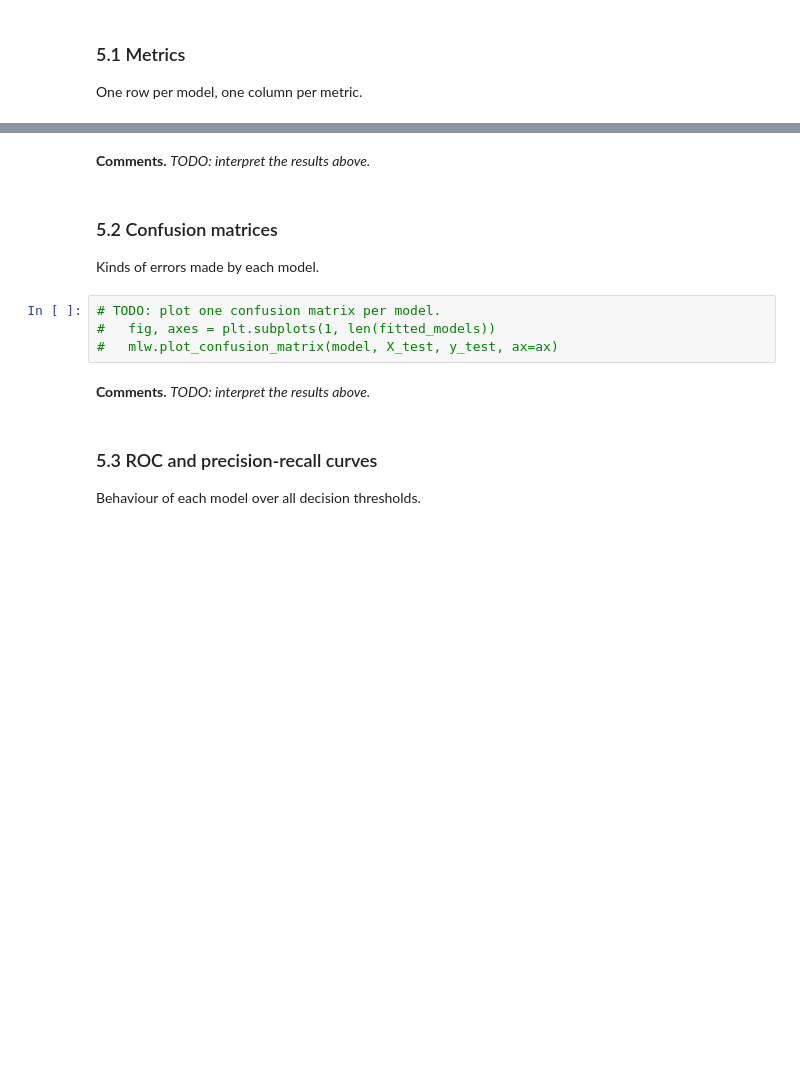
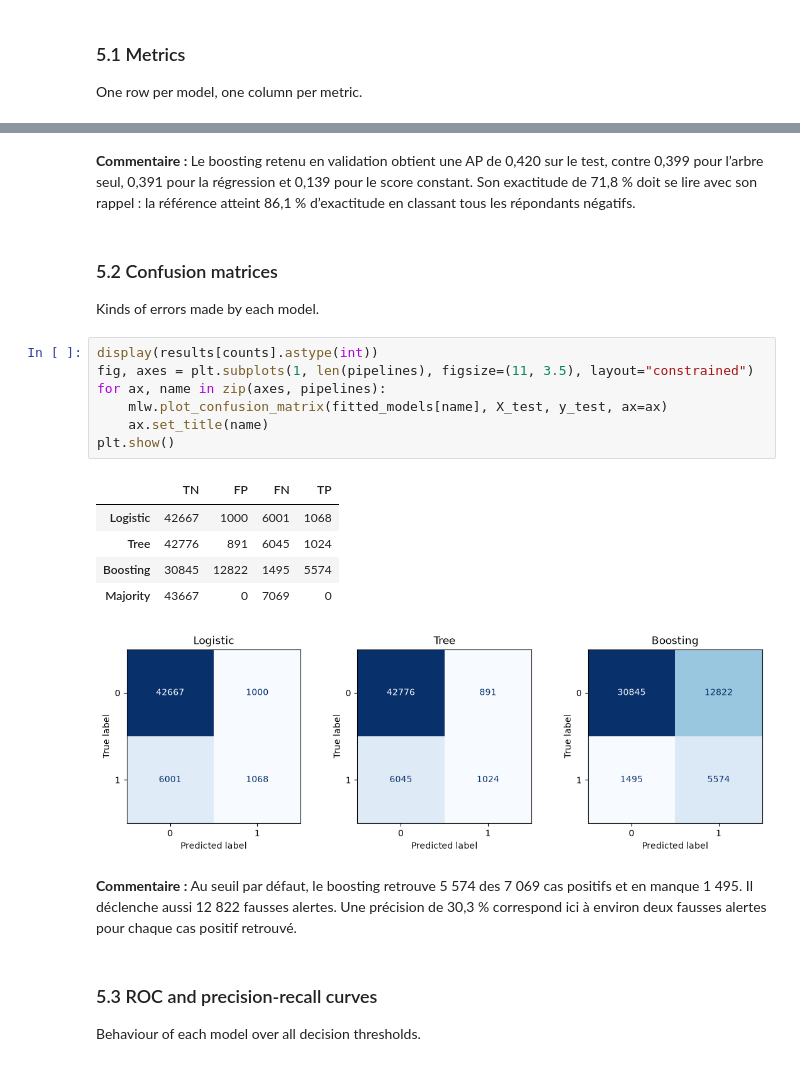
Before and after one commit to AmroBenramdane/Projet_ML, a Jupyter notebook: machine-learning-project copie/notebooks/dhi.ipynb, the cells around one changed output, grey strips where cells are left out. Drawn from its saved outputs; the diff is of its cells as text; blank space fills up the shorter version.

```diff
--- a/machine-learning-project copie/notebooks/dhi.ipynb
+++ b/machine-learning-project copie/notebooks/dhi.ipynb
@@ -303,15 +327,25 @@ One row per model, one column per metric.
 # %% [markdown]
-**Comments.** _TODO: interpret the results above._
+**Commentaire :** Le boosting retenu en validation obtient une AP de 0,420 sur le test, contre 0,399 pour l’arbre seul, 0,391 pour la régression et 0,139 pour le score constant. Son exactitude de 71,8 % doit se lire avec son rappel : la référence atteint 86,1 % d’exactitude en classant tous les répondants négatifs.
 # %% [markdown]
 ### 5.2 Confusion matrices
 
 Kinds of errors made by each model.
 # %%
-# TODO: plot one confusion matrix per model.
-#   fig, axes = plt.subplots(1, len(fitted_models))
-#   mlw.plot_confusion_matrix(model, X_test, y_test, ax=ax)
+display(results[counts].astype(int))
+fig, axes = plt.subplots(1, len(pipelines), figsize=(11, 3.5), layout="constrained")
+for ax, name in zip(axes, pipelines):
+    mlw.plot_confusion_matrix(fitted_models[name], X_test, y_test, ax=ax)
+    ax.set_title(name)
+plt.show()
+# %% [output]
+|  | TN | FP | FN | TP |
+| Logistic | 42667 | 1000 | 6001 | 1068 |
+| Tree | 42776 | 891 | 6045 | 1024 |
+| Boosting | 30845 | 12822 | 1495 | 5574 |
+| Majority | 43667 | 0 | 7069 | 0 |
+[figure, added]
 # %% [markdown]
-**Comments.** _TODO: interpret the results above._
+**Commentaire :** Au seuil par défaut, le boosting retrouve 5 574 des 7 069 cas positifs et en manque 1 495. Il déclenche aussi 12 822 fausses alertes. Une précision de 30,3 % correspond ici à environ deux fausses alertes pour chaque cas positif retrouvé.
 # %% [markdown]
 ### 5.3 ROC and precision-recall curves
 
```
Also changed, not shown: parts of 12 cells of this notebook, 4 other files.
